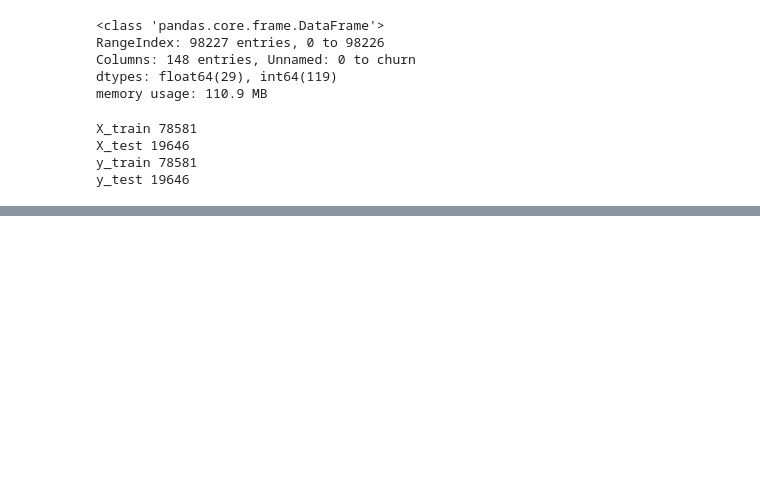
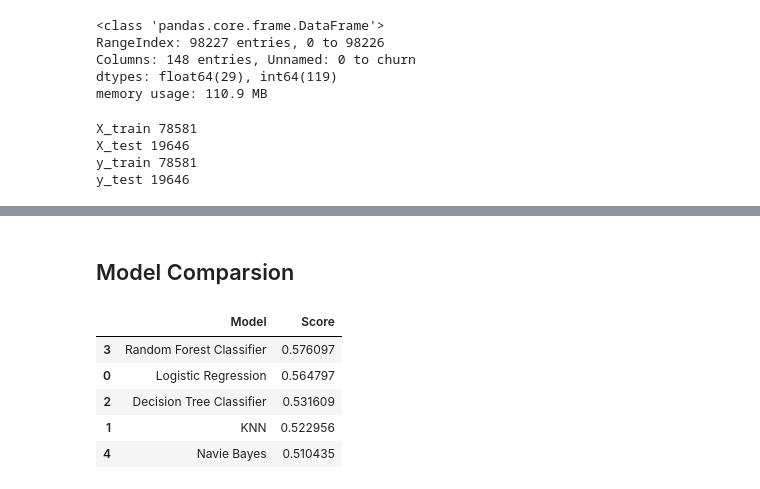
Before and after one commit to Shinuing/Telecom-Customer-Churn-Prediction, a Jupyter notebook: Telecom Customer Churn Prediction.ipynb, the cells around one changed output, grey strips where cells are left out. Saved outputs shown, nothing was run; the diff lists cells and outputs as text; code cells hidden in the pictures; blank space fills up the shorter version.

Commit message:
Add files via upload
PYTHON_Prediction models

```diff
--- a/Telecom Customer Churn Prediction.ipynb
+++ b/Telecom Customer Churn Prediction.ipynb
@@ -90,0 +169,13 @@ NameError: name 'plt' is not defined
+# %%
+rd_clf = RandomForestClassifier()
+rd_clf.fit(X_train, y_train)
+
+y_pred_rd_clf = rd_clf.predict(X_test)
+
+acc_rd_clf = accuracy_score(y_test, y_pred_rd_clf)
+conf = confusion_matrix(y_test, y_pred_rd_clf)
+clf_report = classification_report(y_test, y_pred_rd_clf)
+
+print(f"Accuracy Score of Random Forest is : {acc_rd_clf}")
+print(f"Confusion Matrix : \n{conf}")
+print(f"Classification Report : \n{clf_report}")
@@ -90,0 +216,13 @@ NameError: name 'plt' is not defined
+# %%
+nb_clf = GaussianNB()
+nb_clf.fit(X_train, y_train)
+
+y_pred_nb_clf = nb_clf.predict(X_test)
+
+acc_nb_clf = accuracy_score(y_test, y_pred_nb_clf)
+conf = confusion_matrix(y_test, y_pred_nb_clf)
+clf_report = classification_report(y_test, y_pred_nb_clf)
+
+print(f"Accuracy Score of Random Forest is : {acc_nb_clf}")
+print(f"Confusion Matrix : \n{conf}")
+print(f"Classification Report : \n{clf_report}")
@@ -90,0 +258,17 @@ NameError: name 'plt' is not defined
+# %% [markdown]
+## Model Comparsion
+# %%
+models = pd.DataFrame({
+    'Model' : ['Logistic Regression', 'KNN', 'Decision Tree Classifier', 'Random Forest Classifier','Navie Bayes'],
+    'Score' : [acc_lr, acc_knn, acc_dtc, acc_rd_clf, acc_nb_clf]
+})
+
+
+models.sort_values(by = 'Score', ascending = False)
+# %% [output]
+|  | Model | Score |
+| 3 | Random Forest Classifier | 0.576097 |
+| 0 | Logistic Regression | 0.564797 |
+| 2 | Decision Tree Classifier | 0.531609 |
+| 1 | KNN | 0.522956 |
+| 4 | Navie Bayes | 0.510435 |
```
Also changed, not shown: parts of 22 cells of this notebook.
